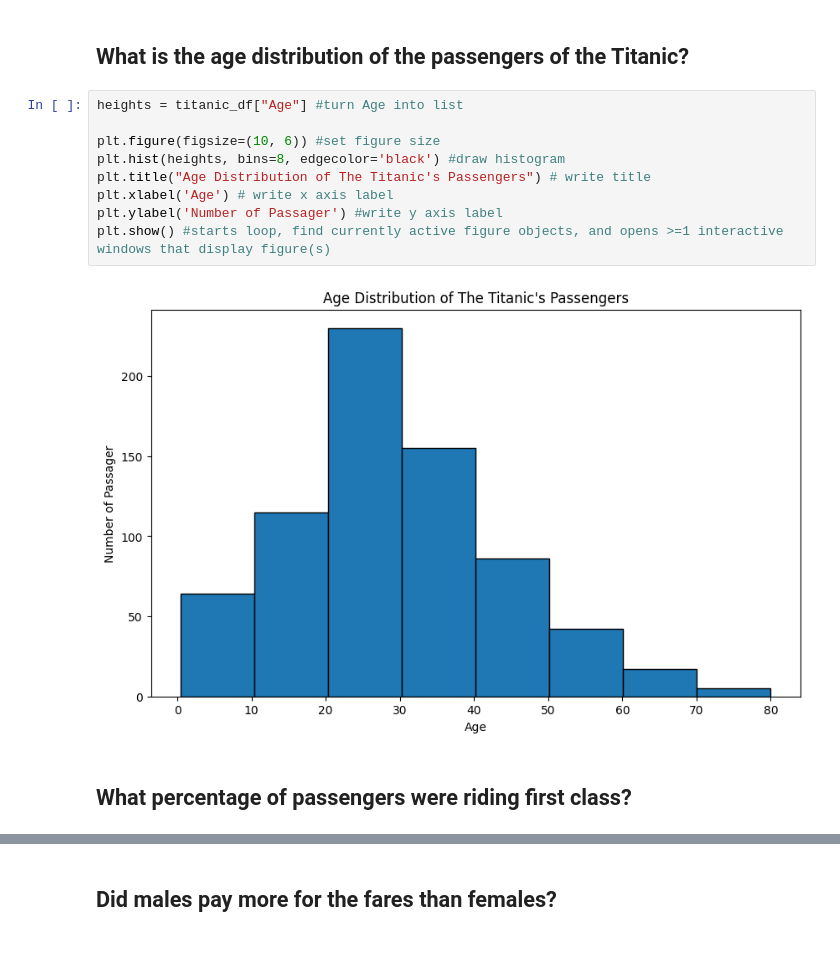
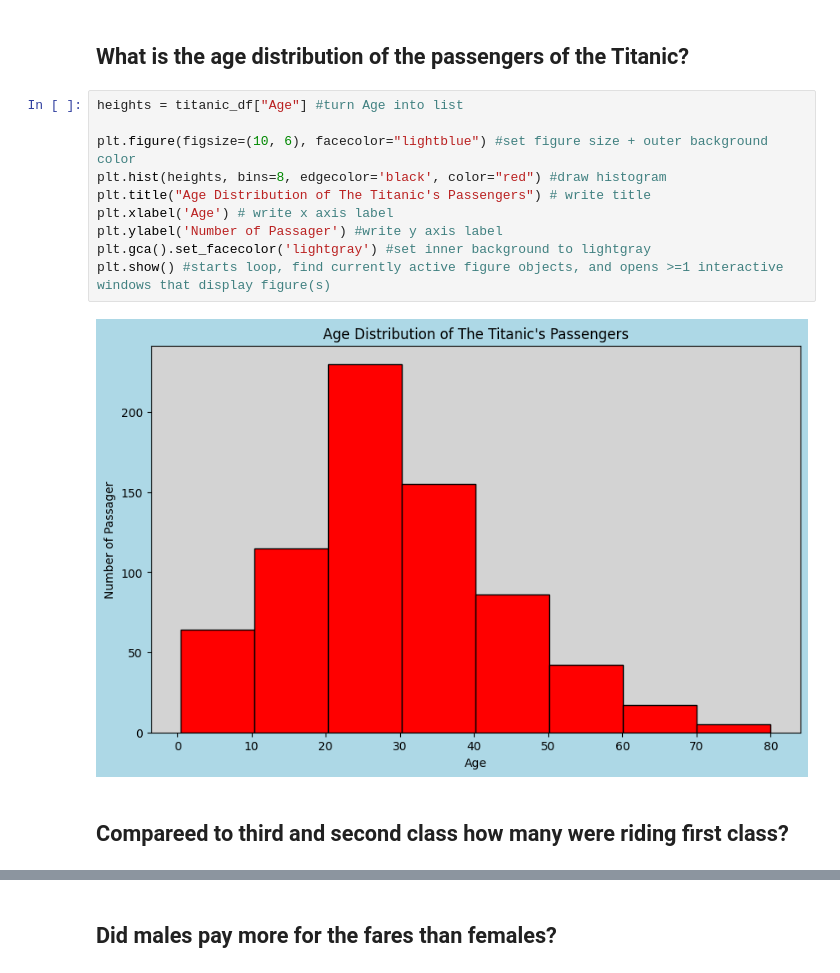
Before and after one commit to TrollFacedGamer/unit-3-data-science, a Jupyter notebook: 02_titanic.ipynb, the cells around one changed output, grey strips where cells are left out. Saved outputs shown, nothing was run; the diff lists cells and outputs as text.

```diff
--- a/02_titanic.ipynb
+++ b/02_titanic.ipynb
@@ -42,16 +42,17 @@ dtype: object
 # %%
 heights = titanic_df["Age"] #turn Age into list
 
-plt.figure(figsize=(10, 6)) #set figure size
-plt.hist(heights, bins=8, edgecolor='black') #draw histogram
+plt.figure(figsize=(10, 6), facecolor="lightblue") #set figure size + outer background color
+plt.hist(heights, bins=8, edgecolor='black', color="red") #draw histogram
 plt.title("Age Distribution of The Titanic's Passengers") # write title
 plt.xlabel('Age') # write x axis label
 plt.ylabel('Number of Passager') #write y axis label
+plt.gca().set_facecolor('lightgray') #set inner background to lightgray
 plt.show() #starts loop, find currently active figure objects, and opens >=1 interactive windows that display figure(s)
 # %% [output]
-[figure, old version]
+[figure, new version]
 # %% [markdown]
-## What percentage of passengers were riding first class?
+## Compareed to third and second class how many were riding first class?
 # %%
 pclass = titanic_df['Pclass'].value_counts() #get amount of each class
 labels = ["3rd", "1st", "2nd"] #set labels
```
Also changed, not shown: parts of 8 cells of this notebook.
